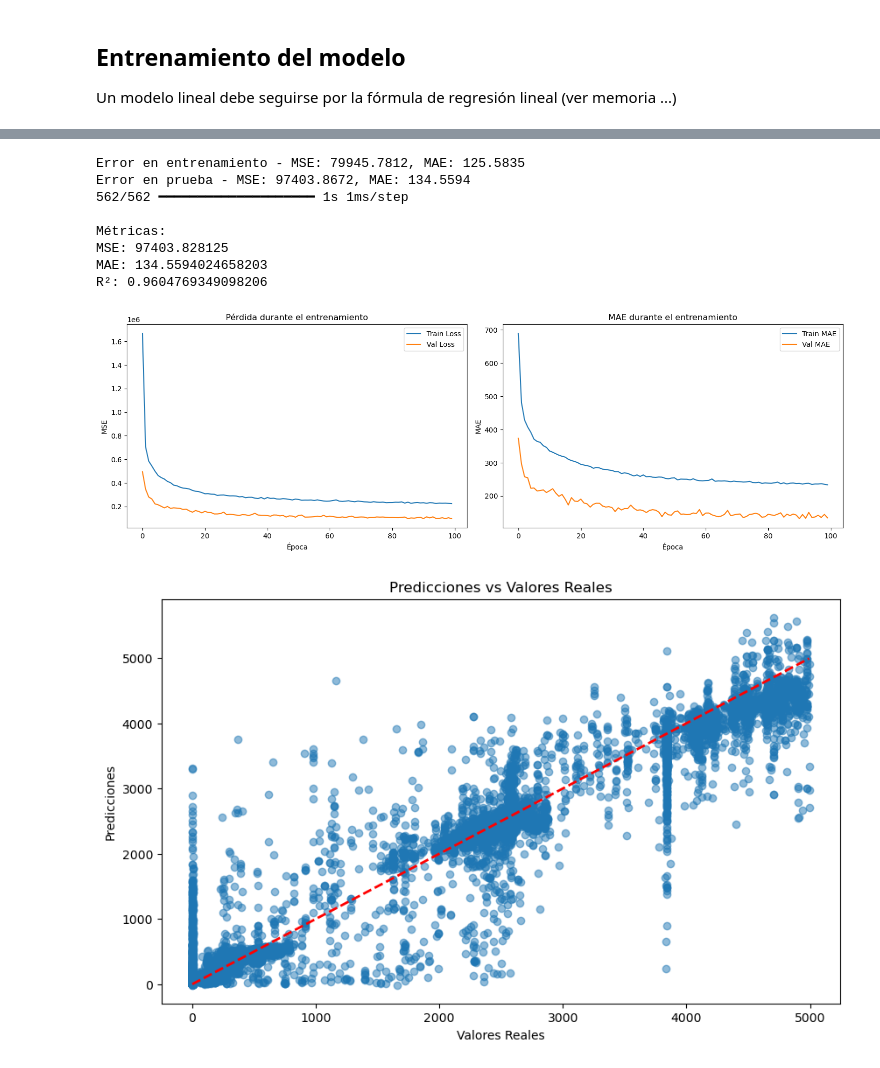
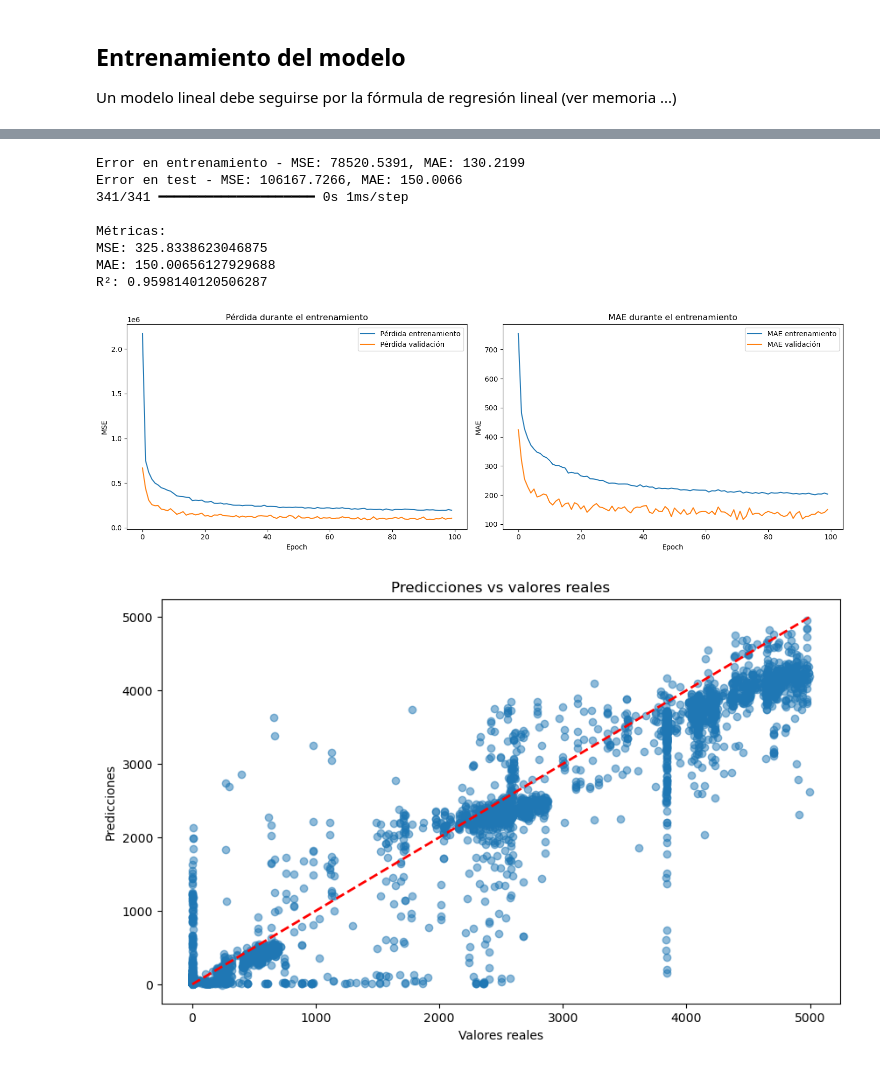
Before and after one commit to isaacmp98/TFM_imarcospu, a Jupyter notebook: DeepLearning.ipynb, the cells around one changed output, grey strips where cells are left out. Drawn from its saved outputs; the diff is of its cells as text; code cells hidden in the pictures.

```diff
--- a/DeepLearning.ipynb
+++ b/DeepLearning.ipynb
@@ -25,7 +25,7 @@ La variable objetivo que se encargará de realizar las predicciones de tráfico
 # %%
 # filtramos datos de tot_kbps
 df = df[
-        df['tot_kbps'] <= 5000
+        (df['tot_kbps'] <= 5000) & (df['label'] == 0)
         ]
 # eliminamos columna switch y host ya que tampoco aportan información relevante ya que el origen y destino viene dado
 # por src_ip y dst_ip
@@ -318,5 +318,5 @@ Epoch 100/100
 # %%
-from sklearn.metrics import mean_squared_error, mean_absolute_error, r2_score
+from sklearn.metrics import mean_absolute_error, r2_score
 import matplotlib.pyplot as plt
 
 # Evaluar el modelo
@@ -324,7 +324,7 @@ train_loss, train_mae, train_mape = model.evaluate(X_train, y_train, verbose=0)
 test_loss, test_mae, test_mape = model.evaluate(X_test, y_test, verbose=0)
 
 print(f"Error en entrenamiento - MSE: {train_loss:.4f}, MAE: {train_mae:.4f}")
-print(f"Error en prueba - MSE: {test_loss:.4f}, MAE: {test_mae:.4f}")
+print(f"Error en test - MSE: {test_loss:.4f}, MAE: {test_mae:.4f}")
 
 # Predicciones
 y_pred = model.predict(X_test).flatten()
@@ -341,42 +341,42 @@ print(f"R²: {r2}")
 
 # Gráficas de entrenamiento
 plt.figure(figsize=(15, 5))
 
 plt.subplot(1, 2, 1)
-plt.plot(history.history['loss'], label='Train Loss')
-plt.plot(history.history['val_loss'], label='Val Loss')
+plt.plot(history.history['loss'], label='Pérdida entrenamiento')
+plt.plot(history.history['val_loss'], label='Pérdida validación')
 plt.title('Pérdida durante el entrenamiento')
 plt.xlabel('Epoch')
 plt.ylabel('MSE')
 plt.legend()
 
 plt.subplot(1, 2, 2)
-plt.plot(history.history['mae'], label='Train MAE')
-plt.plot(history.history['val_mae'], label='Val MAE')
+plt.plot(history.history['mae'], label='MAE entrenamiento')
+plt.plot(history.history['val_mae'], label='MAE validación')
 plt.title('MAE durante el entrenamiento')
 plt.xlabel('Epoch')
 plt.ylabel('MAE')
 plt.legend()
 
 plt.tight_layout()
 plt.show()
 
 # Gráfica de predicciones vs valores reales
 plt.figure(figsize=(10, 6))
 plt.scatter(y_test, y_pred, alpha=0.5)
 plt.plot([y_test.min(), y_test.max()], [y_test.min(), y_test.max()], 'r--', lw=2)
 plt.xlabel('Valores reales')
 plt.ylabel('Predicciones')
 plt.title('Predicciones vs valores reales')
 plt.show()
 # %% [output]
-Error en entrenamiento - MSE: 79945.7812, MAE: 125.5835
-Error en prueba - MSE: 97403.8672, MAE: 134.5594
-562/562 ━━━━━━━━━━━━━━━━━━━━ 1s 1ms/step
+Error en entrenamiento - MSE: 78520.5391, MAE: 130.2199
+Error en test - MSE: 106167.7266, MAE: 150.0066
+341/341 ━━━━━━━━━━━━━━━━━━━━ 0s 1ms/step
 
 Métricas:
-MSE: 97403.828125
-MAE: 134.5594024658203
-R²: 0.9604769349098206
+MSE: 325.8338623046875
+MAE: 150.00656127929688
+R²: 0.9598140120506287
-[figure, old version]
+[figure, new version]
-[figure, old version]
+[figure, new version]
```
Also changed, not shown: parts of 3 cells of this notebook, 5 other files.
